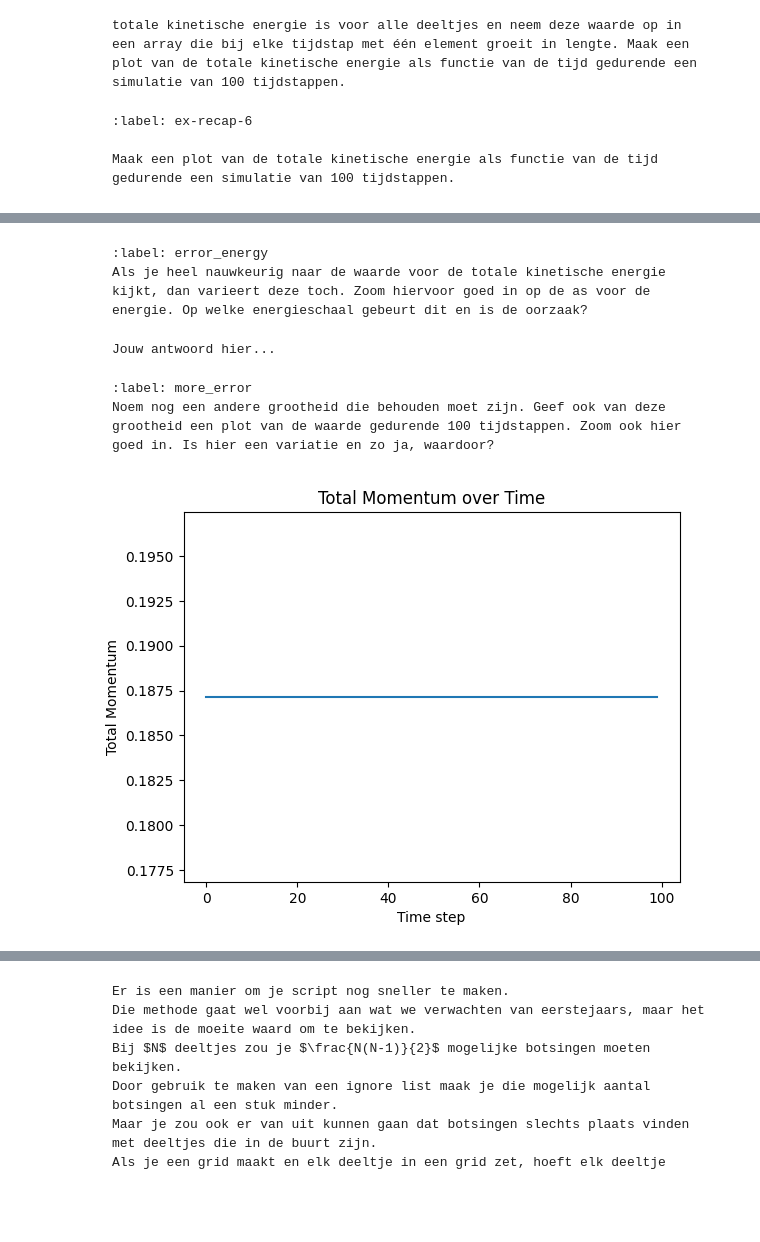
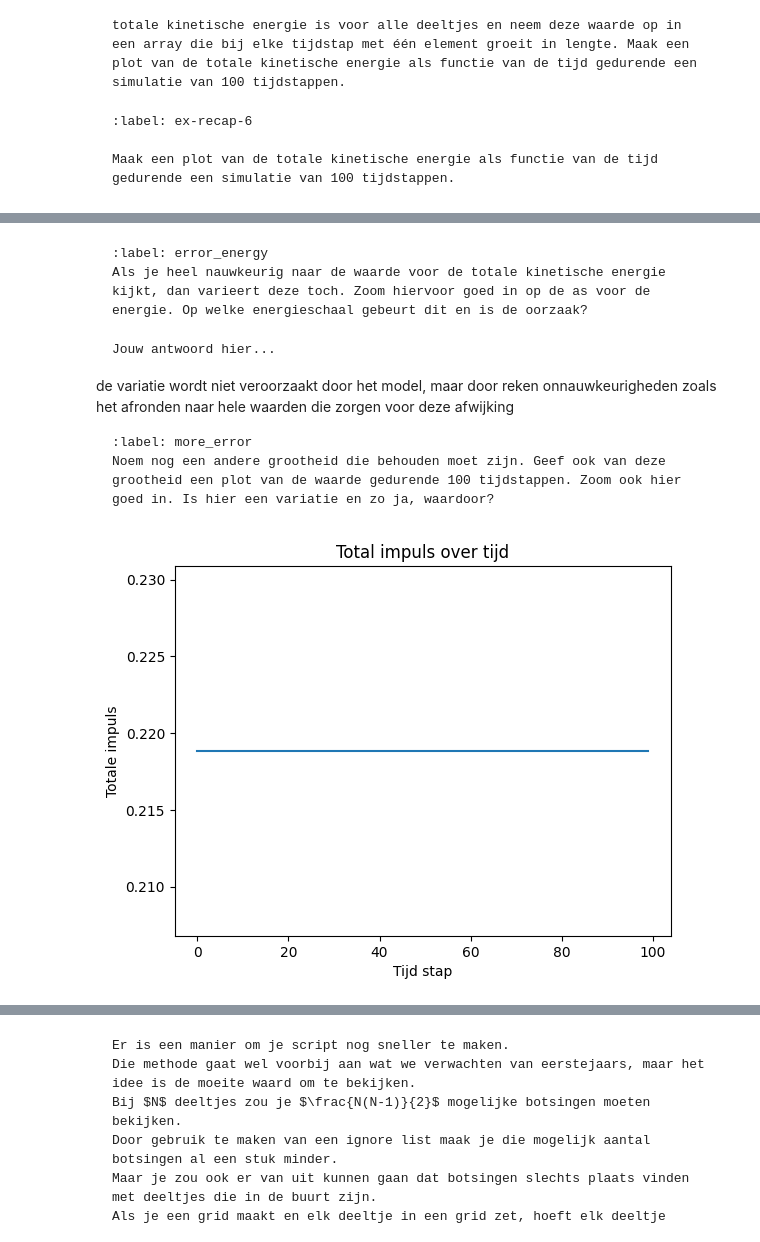
Before and after one commit to Ra3141592/Thermolab_eigen, a Jupyter notebook: Content/PySim/3_recap.ipynb, the cells around one changed output, grey strips where cells are left out. Saved outputs shown, nothing was run; the diff lists cells and outputs as text; code cells hidden in the pictures; blank space fills up the shorter version.

````diff
--- a/Content/PySim/3_recap.ipynb
+++ b/Content/PySim/3_recap.ipynb
@@ -324,22 +320,25 @@ Als je heel nauwkeurig naar de waarde voor de totale kinetische energie kijkt, d
 ```{solution} error_energy
 Jouw antwoord hier...
 ```
+de variatie wordt niet veroorzaakt door het model, maar door reken onnauwkeurigheden zoals het afronden naar hele waarden die zorgen voor deze afwijking
 
 ```{exercise}
 :label: more_error
 Noem nog een andere grootheid die behouden moet zijn. Geef ook van deze grootheid een plot van de waarde gedurende 100 tijdstappen. Zoom ook hier goed in. Is hier een variatie en zo ja, waardoor?
 ```
 # %%
+# een andere grootheid zou impuls zijn
+
 momentum_mag = np.sqrt(np.sum(momentum_array**2, axis=1))
 
 plt.figure()
 plt.plot(momentum_mag)
-plt.xlabel('Time step')
-plt.ylabel('Total Momentum')
-plt.title('Total Momentum over Time')
+plt.xlabel('Tijd stap')
+plt.ylabel('Totale impuls')
+plt.title('Total impuls over tijd')
 plt.show()
 # %% [output]
-[figure, old version]
+[figure, new version]
 # %% [markdown]
 
 Voor simulaties waarbij de kans op botsingen heel groot is (richting vloeistof), is er een handige methode om de snelheid van je simulatie op te voeren.
````
Also changed, not shown: parts of 7 cells of this notebook.
